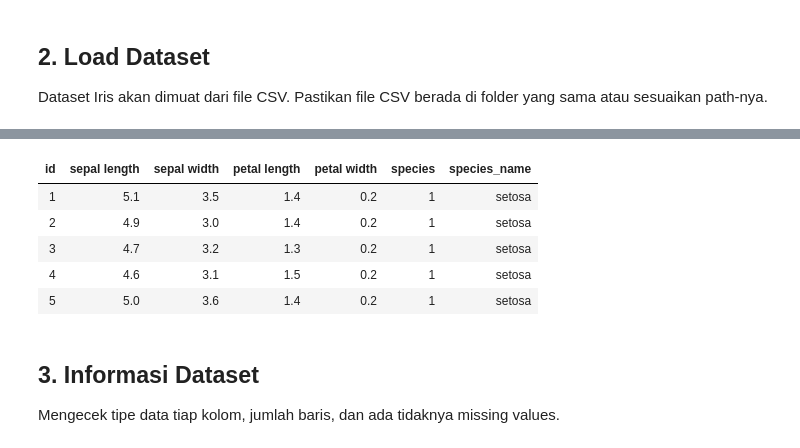
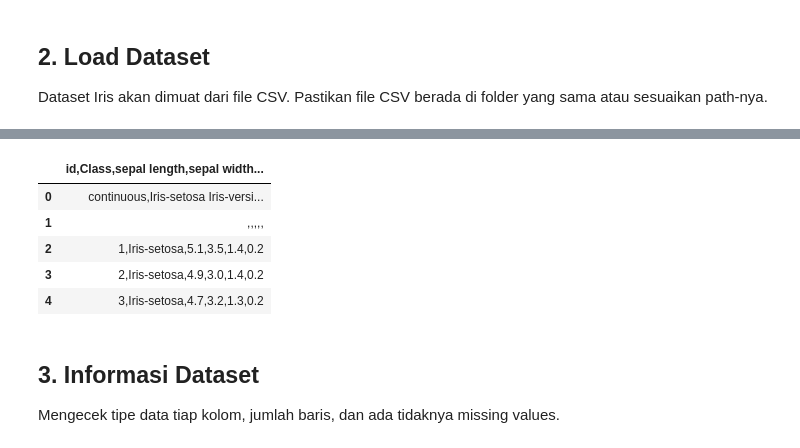
Before and after one commit to Triayunitak/PSD, a Jupyter notebook: tugas1-proyek-datasains/_build/jupyter_execute/data_understanding.ipynb, the cells around one changed output, grey strips where cells are left out. Cells and saved outputs as stored; diff of their text form; code cells hidden in the pictures.

```diff
--- a/tugas1-proyek-datasains/_build/jupyter_execute/data_understanding.ipynb
+++ b/tugas1-proyek-datasains/_build/jupyter_execute/data_understanding.ipynb
@@ -23,36 +52,64 @@ Library berhasil diimport
 
 Dataset Iris akan dimuat dari file CSV. Pastikan file CSV berada di folder yang sama atau sesuaikan path-nya.
 # %%
-# Import library
-import pandas as pd
-from sklearn.datasets import load_iris
-from IPython.display import display
+# Load dataset Iris dari file CSV atau PyCaret
+try:
+    # 1️⃣ Coba load dari file lokal
+    df = pd.read_csv('data_iris.csv', delimiter=';')
 
-# Load dataset Iris dari sklearn
-IRIS = load_iris()
+    # 2️⃣ Konversi kolom numerik (kalau pakai koma sebagai decimal separator)
+    numeric_columns = ['sepal length', 'sepal width', 'petal length', 'petal width']
+    for col in numeric_columns:
+        if col in df.columns:
+            df[col] = df[col].astype(str).str.replace(',', '.').astype(float)
 
-# Buat DataFrame dengan nama kolom tanpa ' (cm)'
-columns_clean = [col.replace(" (cm)", "") for col in IRIS.feature_names]
-df = pd.DataFrame(data=IRIS.data, columns=columns_clean)
+    # 3️⃣ Mapping species (jika ada kolom Class)
+    if 'Class' in df.columns:
+        df['species_name'] = df['Class'].map({
+            'Iris-setosa': 'setosa',
+            'Iris-versicolor': 'versicolor',
+            'Iris-virginica': 'virginica'
+        })
+        df['species'] = df['species_name'].map({
+            'setosa': 0, 'versicolor': 1, 'virginica': 2
+        })
 
-# Tambahkan kolom ID species (1, 2, 3)
-df['species'] = IRIS.target + 1
+    # 4️⃣ Rename kolom supaya konsisten dengan sklearn
+    df = df.rename(columns={
+        'sepal length': 'sepal length (cm)',
+        'sepal width': 'sepal width (cm)',
+        'petal length': 'petal length (cm)',
+        'petal width': 'petal width (cm)'
+    })
 
-# Tambahkan kolom nama species
-df['species_name'] = df['species'].map({1: 'setosa', 2: 'versicolor', 3: 'virginica'})
+    # 5️⃣ Drop kolom yang tidak perlu
+    if 'id' in df.columns:
+        df = df.drop('id', axis=1)
 
-# Tambahkan nomor baris mulai dari 1
-df.insert(0, 'id', range(1, len(df)+1))
+    print("✅ Dataset Iris berhasil dimuat dari data_iris.csv")
 
-# Tampilkan info
-print("Dataset Iris berhasil dimuat")
-print(f"Ukuran dataset: {df.shape[0]} baris, {df.shape[1]} kolom")
+except FileNotFoundError:
+    # Jika file tidak ditemukan, pakai dataset bawaan PyCaret
+    print("⚠️ File lokal tidak ditemukan. Menggunakan dataset Iris dari PyCaret...")
+    from pycaret.datasets import get_data
+    try:
+        df = get_data('iris')
 
-# Format tampilan numerik hanya 1 desimal
-pd.options.display.float_format = "{:.1f}".format
+        # Mapping species numerik
+        df['species_num'] = df['species'].map({
+            'setosa': 0, 'versicolor': 1, 'virginica': 2
+        })
+        df['species_name'] = df['species']  # duplikat kolom species
 
-# Tampilkan 5 baris pertama tanpa index default, format 1 desimal
-display(
-    df.head().style.format("{:.1f}", subset=df.columns[1:5]).hide(axis="index")
-)
+        print("✅ Dataset Iris berhasil dimuat dari PyCaret")
+    except Exception as e:
+        print("❌ Error: Tidak dapat memuat dataset dari PyCaret")
+        print(e)
+
+# 6️⃣ Info dataset
+print(f"\nUkuran dataset: {df.shape[0]} baris, {df.shape[1]} kolom")
+print(f"Kolom dataset: {list(df.columns)}")
+
+# 7️⃣ Preview 5 baris pertama
+df.head()
 # %% [output]
@@ -61,9 +120,9 @@ Ukuran dataset: 150 baris, 7 kolom
-| id | sepal length | sepal width | petal length | petal width | species | species_name |
-| 1 | 5.1 | 3.5 | 1.4 | 0.2 | 1 | setosa |
-| 2 | 4.9 | 3.0 | 1.4 | 0.2 | 1 | setosa |
-| 3 | 4.7 | 3.2 | 1.3 | 0.2 | 1 | setosa |
-| 4 | 4.6 | 3.1 | 1.5 | 0.2 | 1 | setosa |
-| 5 | 5.0 | 3.6 | 1.4 | 0.2 | 1 | setosa |
+|  | id,Class,sepal length,sepal width... |
+| 0 | continuous,Iris-setosa Iris-versi... |
+| 1 | ,,,,, |
+| 2 | 1,Iris-setosa,5.1,3.5,1.4,0.2 |
+| 3 | 2,Iris-setosa,4.9,3.0,1.4,0.2 |
+| 4 | 3,Iris-setosa,4.7,3.2,1.3,0.2 |
 # %% [markdown]
 ## **3. Informasi Dataset**
 
```
Also changed, not shown: parts of 5 cells of this notebook, 23 other files.
